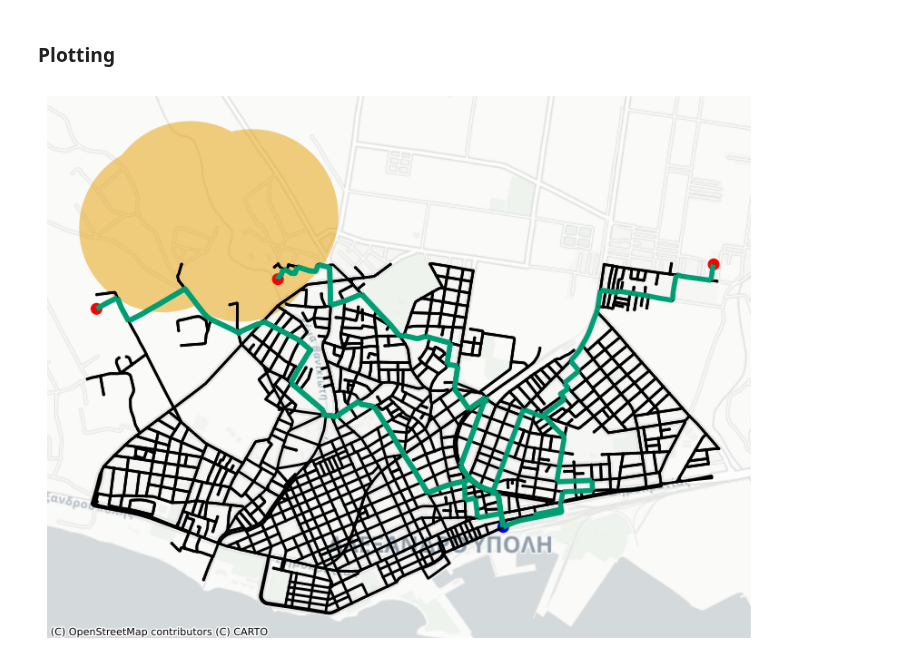
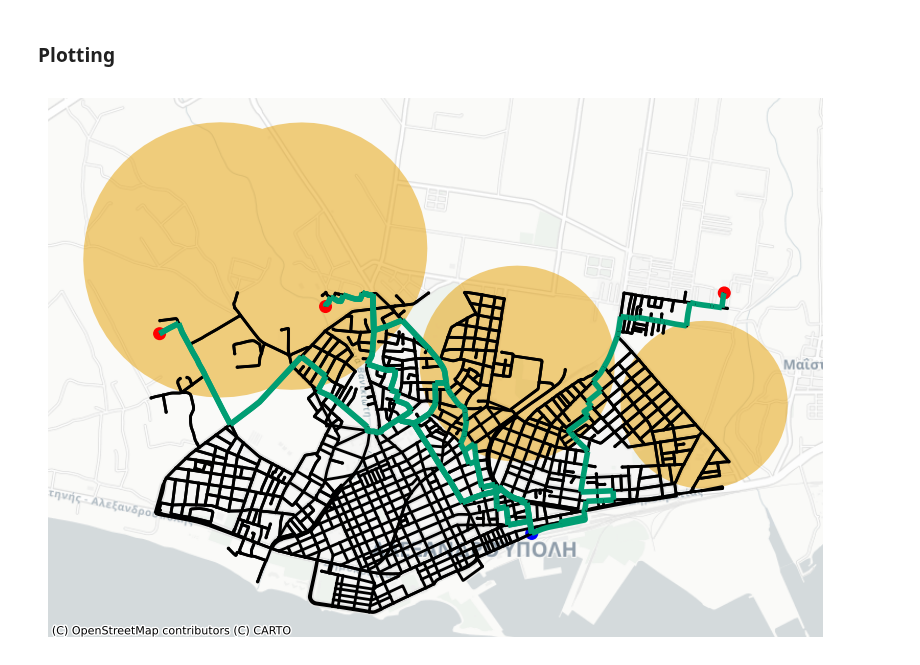
Before and after one commit to DillWithIt77/Fire_Evac_F22, a Jupyter notebook: Examples.ipynb, the cells around one changed output. Drawn from its saved outputs; the diff is of its cells as text; code cells hidden in the pictures.

Commit message:
new aggressive fire plots

```diff
--- a/Examples.ipynb
+++ b/Examples.ipynb
@@ -237,11 +243,13 @@ plt.show()
 #### Initial Evacuation Plan
 # %%
 location_3 = ox.geocode_to_gdf("Alexandroupolis Greece")
-sup_dem_nodes_3 = [(1013,1500),(1042,2500),(1031,1000),(10,-5000)]
+# sup_dem_nodes_3 = [(1056,1500),(1095,2500),(1078,1000),(10,-5000)]
+sup_dem_nodes_3 = [(1013,1500),(1042,2500),(1031,1000),(10,-5000)] ## dist = 2000
 G_3 = ex.construct_orig_graph(location_3,sup_dem_nodes_3,distance = 2000)
-fire_origin_radii_3 = [(40.864346, 25.863716, 0.1), (40.864801, 25.859081, 0.1), (40.862659, 25.862857,0.06), (40.863632,25.857021,0.09)]
+fire_origin_radii_3 = [(40.864346, 25.863716, 0.1), (40.857190, 25.881404, 0.06), (40.862659, 25.862857,0.06), (40.863632,25.857021,0.09)]
+# fire_origin_radii_3 = [(40.864346, 25.863716, 0.1), (40.864801, 25.859081, 0.1), (40.862659, 25.862857,0.06), (40.863632,25.857021,0.09)]
 
-num_time_ints_3, max_flow_3, flow_dict_3, ten_s_t_flow_3, ten_s_t_3, rmvd_nodes_mat_3, edge_dist_mat_3, fire_poly_mat_3 = ex.det_num_int(G_3, 1000, fire_origin_radii_3,verbose = True)
+num_time_ints_3, max_flow_3, flow_dict_3, ten_s_t_flow_3, ten_s_t_3, rmvd_nodes_mat_3, edge_dist_mat_3, fire_poly_mat_3 = ex.det_num_int(G_3, 1000, fire_origin_radii_3)
 print('Number of Time Intervals:',num_time_ints_3)
 print('Flow Value:', max_flow_3)
 # %% [output]
@@ -260,10 +259,16 @@ Flow Value: 5000.0
 #### Updated Evacuation Plan
 # %%
 ### 2 Updates
-time_ints_3 = [5,15]
-fire_times_3 = [10,20]
-fires = [[(40.864346, 25.863716, 0.12), (40.864801, 25.859081, 0.12), (40.862659, 25.862857,0.1), (40.863632,25.857021,0.12), (40.860363, 25.885632, 0.02)],
-         [(40.864346, 25.863716, 0.14), (40.864801, 25.859081, 0.14), (40.862659, 25.862857,0.12), (40.863632,25.857021,0.15), (40.860363, 25.885632, 0.04)]]
+time_ints_3 = [5,20]
+fire_times_3 = [10,25]
+fires = [[(40.864346, 25.863716, 0.25), (40.857190, 25.881404, 0.12), (40.862659, 25.862857,0.2), (40.863632,25.857021,0.25), (40.854630, 25.896757, 0.06)],
+         [(40.864346, 25.863716, 0.3), (40.857190, 25.881404, 0.18), (40.862659, 25.862857,0.25), (40.863632,25.857021,0.35), (40.854630, 25.896757, 0.12)]]
+# fires = [[(40.864346, 25.863716, 0.25), (40.865110, 25.878915, 0.25), (40.862659, 25.862857,0.2), (40.863632,25.857021,0.25), (40.854630, 25.896757, 0.1)],
+         # [(40.864346, 25.863716, 0.3), (40.865110, 25.878915, 0.3), (40.862659, 25.862857,0.25), (40.863632,25.857021,0.35), (40.854630, 25.896757, 0.15)]]
+# fires = [[(40.864346, 25.863716, 0.25), (40.864801, 25.859081, 0.25), (40.862659, 25.862857,0.2), (40.863632,25.857021,0.25), (40.860363, 25.885632, 0.1)],
+#          [(40.864346, 25.863716, 0.3), (40.864801, 25.859081, 0.3), (40.862659, 25.862857,0.25), (40.863632,25.857021,0.35), (40.860363, 25.885632, 0.15)]]
+# fires = [[(40.864346, 25.863716, 0.12), (40.864801, 25.859081, 0.12), (40.862659, 25.862857,0.1), (40.863632,25.857021,0.12), (40.860363, 25.885632, 0.02)],
+#          [(40.864346, 25.863716, 0.14), (40.864801, 25.859081, 0.14), (40.862659, 25.862857,0.12), (40.863632,25.857021,0.15), (40.860363, 25.885632, 0.04)]]
 nodes_mat = rmvd_nodes_mat_3.copy()
 edges_mat = edge_dist_mat_3.copy()
 fire_mat = fire_poly_mat_3.copy()
@@ -276,7 +281,9 @@ for i in range(len(time_ints_3)):
     part_ten_s_t_3, rmvd_nodes_mat_update_3, edge_dist_mat_update_3, fire_mat_poly_update_3, flow_dict_part_3, flow_value_part_3 = ex.evac_update(orig_net,
                                                                                           G_3, nodes_mat, edges_mat, fire_mat,
                                                                                           time_int_update_3, fire_time_int_3, num_time_ints_3,
-                                                                                          fire_origin_radii_update_3, flow,verbose = True)
+                                                                                          fire_origin_radii_update_3, flow)
+
+    print(flow_value_part_3)
 
     flow_dict_copy_3 = flow_dict_3.copy()
     flow_dict_part_copy_3 = flow_dict_part_3.copy()
@@ -314,18 +306,18 @@ Evacuation Plan Successfully Updated
 # %% [markdown]
 ### Plotting
 # %%
-start_time_int = 1
+start_time_int = 0
 end_time_int = 48
 interval = True
 orig_graph = G_3
 
 ##### for orignal evac plan plots
-fire = fire_poly_mat_3
-flow_graph = ten_s_t_flow_3
+# fire = fire_poly_mat_3
+# flow_graph = ten_s_t_flow_3
 
 ##### for updated evac plan plots
-# fire = fire_mat_poly_update_3
-# flow_graph = colored_max_flow_ten_merg_3
+fire = fire_mat_poly_update_3
+flow_graph = colored_max_flow_ten_merg_3
 
 ####get data for plotting
 orig_nodes_len =len(orig_graph.nodes)
@@ -351,32 +343,32 @@ fig, ax= plt.subplots(figsize=(10, 10))
 
 gwm_edges.plot(figsize=(10, 10), alpha=1, edgecolor = 'k',linewidth = 2, ax = ax)
 
 for edge in orig_flow_edges:
     gdf_selected_edge = gwm_edges[gwm_edges.index.isin([edge])]
     gdf_selected_edge.plot(ax=ax, color='#009E73', linewidth=4)
 
 if fire[end_time_int].geom_type == 'Polygon':
     ext = gpd.GeoSeries(fire[end_time_int])
     ext.crs = orig_crs
     gdf = gpd.GeoDataFrame(geometry=ext).to_crs(epsg=3857)
     x,y = Polygon(gdf['geometry'].iloc[0]).exterior.xy
     ax.fill(x,y,'#E69F00', alpha = 0.5)
 else:
     for geom in fire[end_time_int].geoms:
         ext = gpd.GeoSeries(geom)
         ext.crs = orig_crs
         gdf = gpd.GeoDataFrame(geometry=ext).to_crs(epsg=3857)
         xs, ys = Polygon(gdf['geometry'].iloc[0]).exterior.xy
         ax.fill(xs, ys, alpha=0.5, fc='#E69F00', ec='none')
 
 
 gwm_nodes.plot(figsize=(10, 10), alpha=1, color = [sup_dem_colors[node] for node in gwm_nodes.index],
                markersize = [size[node] for node in gwm_nodes.index] ,ax=ax)
 #### map as background
 cx.add_basemap(ax, source = cx.providers.CartoDB.Positron)
 
 ax.axis('off')
-# plt.savefig('greece_original_plan.png')
+# plt.savefig('greece_updated_plan_2.png')
 plt.show()
 # %% [output]
-[figure, old version]
+[figure, new version]
```
Also changed, not shown: parts of 8 cells of this notebook, 6 other files.
